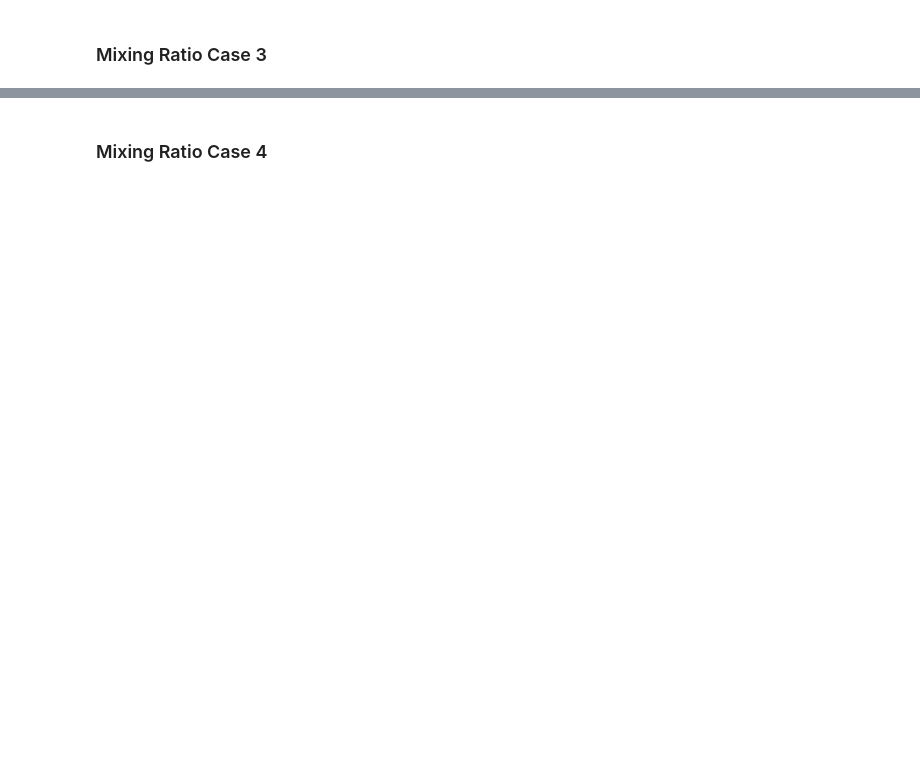
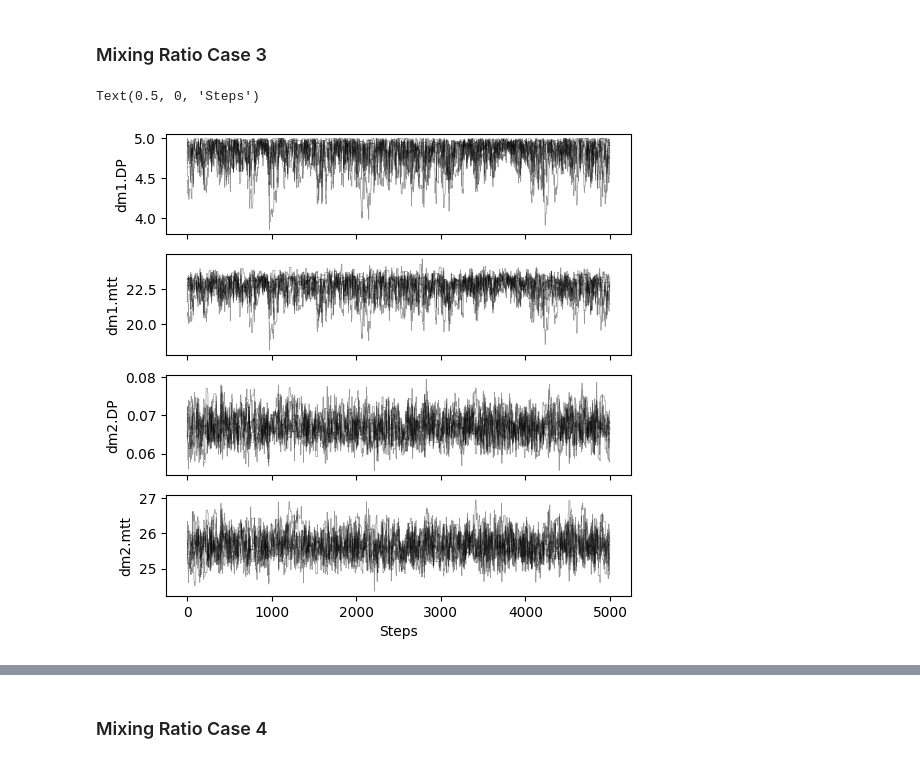
Before and after one commit to iGW-TU-Dresden/PyTracerLab, a Jupyter notebook: docs/examples/example_09.ipynb, the cells around one changed output, grey strips where cells are left out. Cells and saved outputs as stored; diff of their text form; code cells hidden in the pictures; blank space fills up the shorter version.

```diff
--- a/docs/examples/example_09.ipynb
+++ b/docs/examples/example_09.ipynb
@@ -1072,7 +1079,7 @@ dm1_DP_init = .5
 m3.add_unit(
     ism.DMUnit(mtt=dm1_mtt_init, DP=dm1_DP_init),
     fraction=dmfrac_31,
-    bounds=[(0., 100.), (.001, 10.)],
+    bounds=[(1., 50.), (.001, 5.)],
     prefix="dm1"
 )
 
@@ -1083,10 +1090,34 @@ dm2_DP_init = .5
 m3.add_unit(
     ism.DMUnit(mtt=dm2_mtt_init, DP=dm2_DP_init),
     fraction=dmfrac_32,
-    bounds=[(0., 100.), (.001, 10.)],
+    bounds=[(1., 50.), (.001, 5.)],
     prefix="dm2"
 )
 
 # create a solver
-solver = ism.Solver(m3)
-res_3_x, res_3 = solver.differential_evolution()
+m3_solver = ism.Solver(m3)
+# res_3_x, res_3 = m3_solver.differential_evolution()
+# %%
+res_mcmc_3 = m3_solver.dream_sample(
+    n_samples=n_samples,
+    n_chains=None,
+    burn_in=burn_in,
+    thin=thin,
+    cr=[1/2., 1.],
+    sigma=np.sqrt(obs_noise),
+    start=[1., 1., 1., 1.],
+    return_sim=True,
+    random_state=123
+)
+
+# plot chains to inspect convergence
+fig, ax = plt.subplots(4, 1, figsize=(6, 6), sharex=True)
+
+for i in range(res_mcmc_3["samples_chain"].shape[2]):
+    for j in range(res_mcmc_3["samples_chain"].shape[0]):
+        ax[i].plot(res_mcmc_3["samples_chain"][j, :, i], c="k", lw=.5, alpha=0.4)
+    ax[i].set_ylabel(m3.param_keys(free_only=True)[i])
+ax[-1].set_xlabel("Steps")
+# %% [output]
+Text(0.5, 0, 'Steps')
+[figure, added]
```
Also changed, not shown: parts of 17 cells of this notebook, 1 other file.
